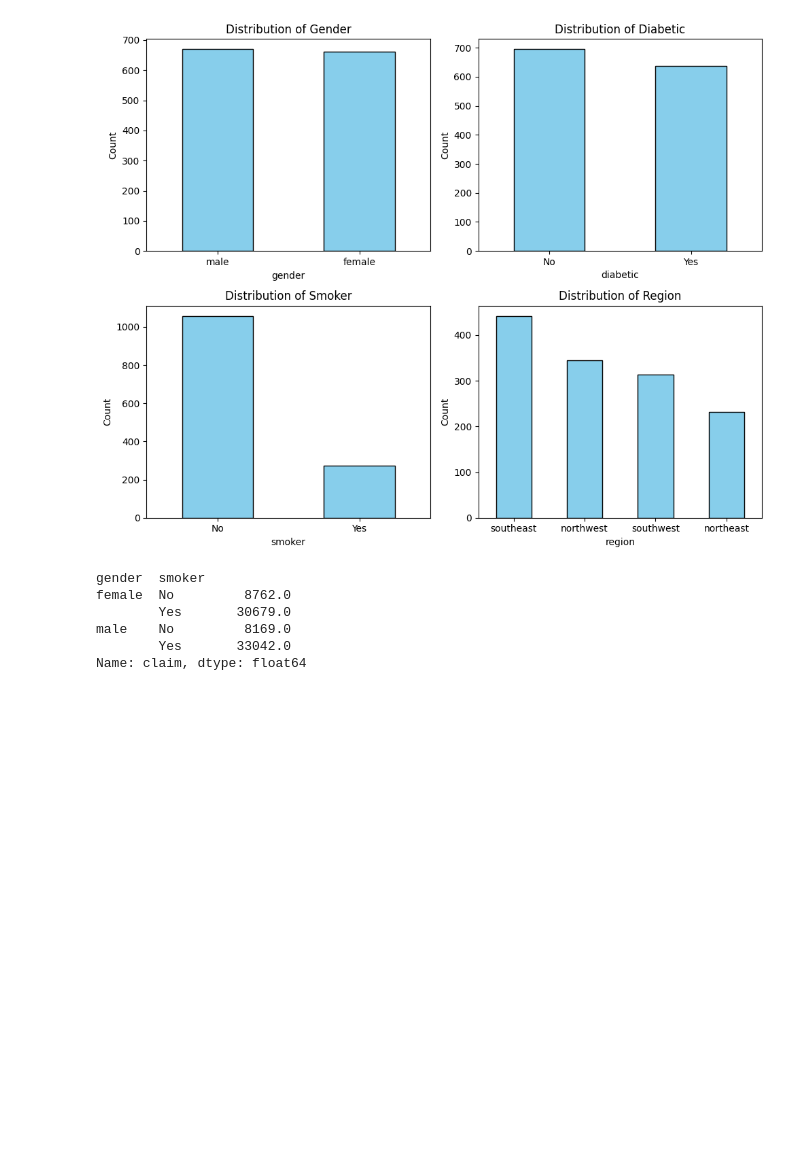
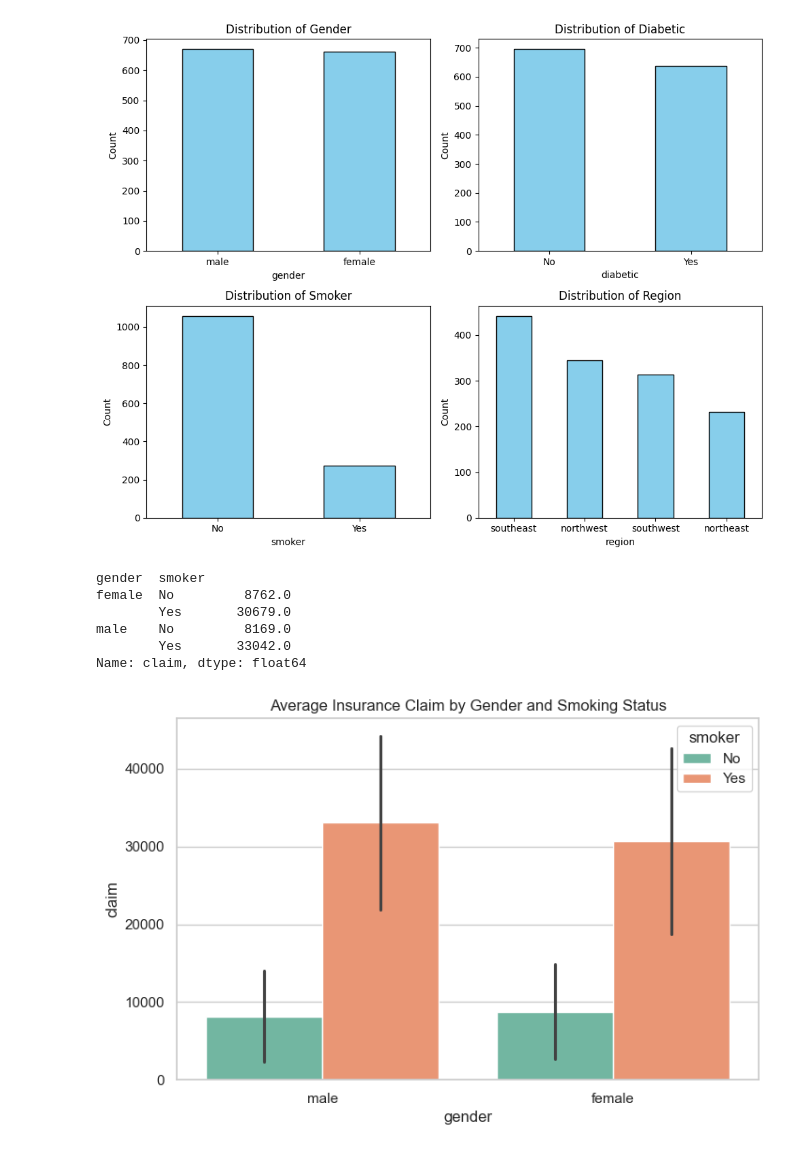
Before and after one commit to nayeem29dse/Predicting-Health-Insurance-Costs-with-streamlit-deployment, a Jupyter notebook: analysis.ipynb, the cells around one changed output. Drawn from its saved outputs; the diff is of its cells as text; code cells hidden in the pictures; blank space fills up the shorter version.

Commit message:
Average Insurance Claim by Gender and Smoking Status

```diff
--- a/analysis.ipynb
+++ b/analysis.ipynb
@@ -107,3 +127,11 @@ female  No         8762.0
 male    No         8169.0
         Yes       33042.0
 Name: claim, dtype: float64
+# %%
+sns.set_theme(style="whitegrid")
+plt.figure(figsize=(8,5))
+sns.barplot(data=df, x="gender", y="claim", hue='smoker', estimator='mean', errorbar="sd",palette="Set2")
+plt.title("Average Insurance Claim by Gender and Smoking Status")
+plt.show()
+# %% [output]
+[figure, added]
```
Also changed, not shown: parts of 1 cell of this notebook.
